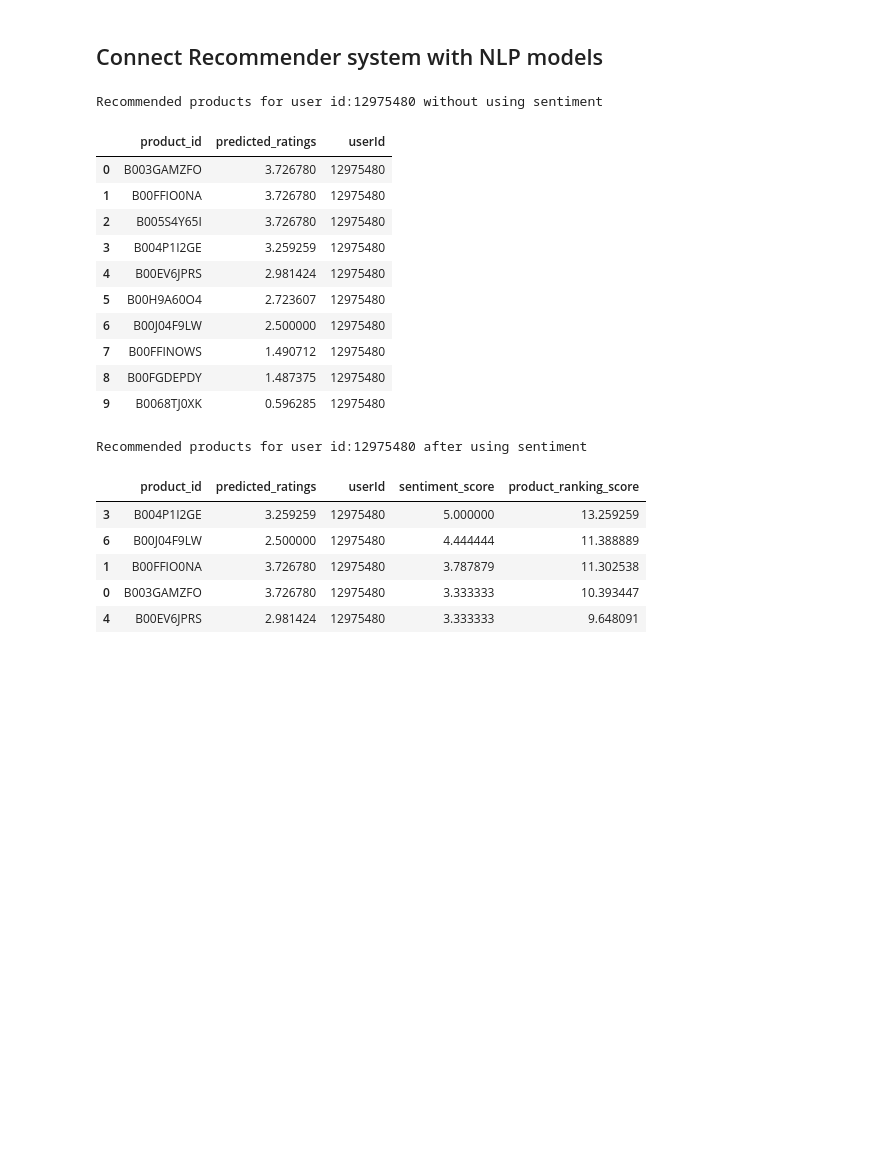
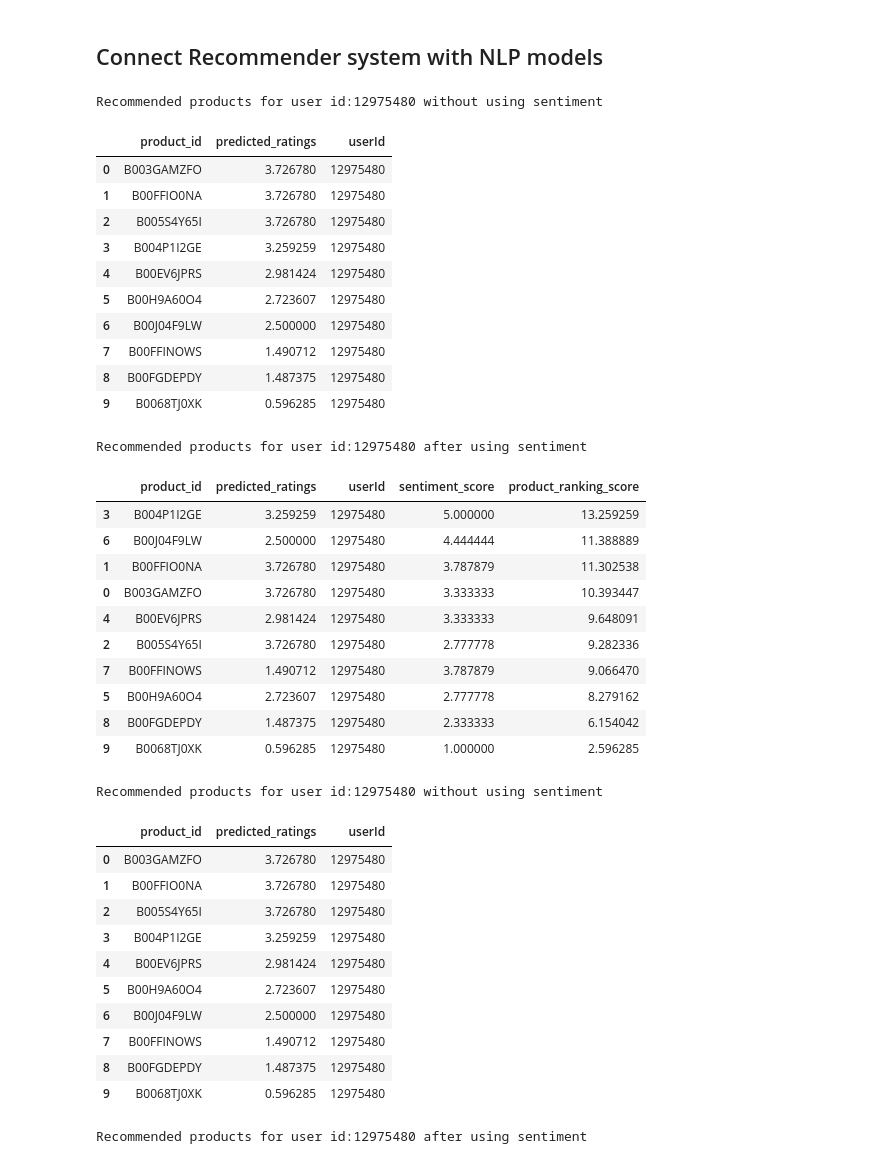
Before and after one commit to Frederico-lp/Recommender-System, a Jupyter notebook: rs_nlp.ipynb, the cells around one changed output. Cells and saved outputs as stored; diff of their text form; code cells hidden in the pictures; blank space fills up the shorter version.

```diff
--- a/rs_nlp.ipynb
+++ b/rs_nlp.ipynb
@@ -282,7 +315,7 @@ def bert_predict(text):
       pad_to_max_length=True,
       return_attention_mask=True,
       return_tensors='pt')
-    output = model(encoding['input_ids'],encoding['attention_mask'])
+    output = bert_model(encoding['input_ids'],encoding['attention_mask'])
     _,prediction = torch.max(output, dim=1)
     return prediction.item()
 # %%
@@ -295,7 +328,7 @@ Sentiment  : 0
 # %% [markdown]
 ## Connect Recommender system with NLP models
 # %%
-def get_sentiment_product(product_id):
+def bert_get_sentiment_product(product_id):
     ## Get review list for given product
     product_name_review_list = df.loc[df['product_id'] == product_id]['review_body']
     sum = 0
@@ -304,12 +337,12 @@ def get_sentiment_product(product_id):
     ## Predict sentiment
     return sum / len(product_name_review_list)
 
-def get_sentiment_products(products):
+def bert_get_sentiment_products(products):
     list = []
     if len(products) > 1:
         for product in products:
-            list.append(get_sentiment_product(product))
+            list.append(bert_get_sentiment_product(product))
     else:
-        list.append(get_sentiment_product(products))
+        list.append(bert_get_sentiment_product(products))
 
     return list
@@ -323,7 +375,7 @@ def find_top_recommendations(pred_rating_df, userid, topn):
     return recommendation
 
 
-def find_top_pos_recommendation(user_final_rating, user_id, no_recommendation):
+def bert_find_top_pos_recommendation(user_final_rating, user_id, no_recommendation):
     ## 10 is manually coded, need to change
     ## Generate top recommenddations using user-user based recommendation system w/o using sentiment analysis
     recommendation_user_user = find_top_recommendations(user_final_rating, user_id, 10)
@@ -335,7 +387,7 @@ def find_top_pos_recommendation(user_final_rating, user_id, no_recommendation):
     ## Get overall sentiment score for each recommended product
 
     #recommendation_user_user['sentiment_score'] = recommendation_user_user['product_id'].apply(get_sentiment_product)
-    sentiments = get_sentiment_products(recommendation_user_user['product_id'])
+    sentiments = bert_get_sentiment_products(recommendation_user_user['product_id'])
     recommendation_user_user['sentiment_score'] = sentiments
     ## Transform scale of sentiment so that it can be manipulated with predicted rating score
     scaler = MinMaxScaler(feature_range=(1, 5))
@@ -347,27 +399,73 @@ def find_top_pos_recommendation(user_final_rating, user_id, no_recommendation):
     print("Recommended products for user id:{} after using sentiment".format(user_id))
     ## Sort product ranking score in descending order and show only top `no_recommendation`
     display(recommendation_user_user.sort_values(by = ['product_ranking_score'],ascending = False).head(no_recommendation))
+
+
+
+def lstm_find_top_pos_recommendation(user_final_rating, user_id, no_recommendation):
+    ## 10 is manually coded, need to change
+    ## Generate top recommenddations using user-user based recommendation system w/o using sentiment analysis
+    recommendation_user_user = find_top_recommendations(user_final_rating, user_id, 10)
+    recommendation_user_user['userId'] = user_id
+    ## filter out recommendations where predicted rating is zero
+    recommendation_user_user = recommendation_user_user[recommendation_user_user['predicted_ratings']!=0]
+    print("Recommended products for user id:{} without using sentiment".format(user_id))
+    display(recommendation_user_user)
+    ## Get overall sentiment score for each recommended product
+
+    #recommendation_user_user['sentiment_score'] = recommendation_user_user['product_id'].apply(get_sentiment_product)
+    sentiments = lstm_get_sentiment_products(recommendation_user_user['product_id'])
+    recommendation_user_user['sentiment_score'] = sentiments
+    ## Transform scale of sentiment so that it can be manipulated with predicted rating score
+    scaler = MinMaxScaler(feature_range=(1, 5))
+    scaler.fit(recommendation_user_user[['sentiment_score']])
+    recommendation_user_user['sentiment_score'] = scaler.transform(recommendation_user_user[['sentiment_score']])
+    ## Get final product ranking score using 1*Predicted rating of recommended product + 2*normalized sentiment score on scale of 1–5 of recommended product
+    recommendation_user_user['product_ranking_score'] =  1*recommendation_user_user['predicted_ratings'] + \
+                                                        2*recommendation_user_user['sentiment_score']
+    print("Recommended products for user id:{} after using sentiment".format(user_id))
+    ## Sort product ranking score in descending order and show only top `no_recommendation`
+    display(recommendation_user_user.sort_values(by = ['product_ranking_score'],ascending = False).head(no_recommendation))
 # %%
 # Enter user id
 user_id = 12975480
-find_top_pos_recommendation(user_final_rating, user_id, 5)
+bert_find_top_pos_recommendation(user_final_rating, user_id, 10)
+lstm_find_top_pos_recommendation(user_final_rating, user_id, 10)
 # %% [output]
 Recommended products for user id:12975480 without using sentiment
 |  | product_id | predicted_ratings | userId |
 | 0 | B003GAMZFO | 3.726780 | 12975480 |
 | 1 | B00FFIO0NA | 3.726780 | 12975480 |
 | 2 | B005S4Y65I | 3.726780 | 12975480 |
 | 3 | B004P1I2GE | 3.259259 | 12975480 |
 | 4 | B00EV6JPRS | 2.981424 | 12975480 |
 | 5 | B00H9A60O4 | 2.723607 | 12975480 |
 | 6 | B00J04F9LW | 2.500000 | 12975480 |
 | 7 | B00FFINOWS | 1.490712 | 12975480 |
 | 8 | B00FGDEPDY | 1.487375 | 12975480 |
 | 9 | B0068TJ0XK | 0.596285 | 12975480 |
 Recommended products for user id:12975480 after using sentiment
 |  | product_id | predicted_ratings | userId | sentiment_score | product_ranking_score |
 | 3 | B004P1I2GE | 3.259259 | 12975480 | 5.000000 | 13.259259 |
 | 6 | B00J04F9LW | 2.500000 | 12975480 | 4.444444 | 11.388889 |
 | 1 | B00FFIO0NA | 3.726780 | 12975480 | 3.787879 | 11.302538 |
 | 0 | B003GAMZFO | 3.726780 | 12975480 | 3.333333 | 10.393447 |
 | 4 | B00EV6JPRS | 2.981424 | 12975480 | 3.333333 | 9.648091 |
+| 2 | B005S4Y65I | 3.726780 | 12975480 | 2.777778 | 9.282336 |
+| 7 | B00FFINOWS | 1.490712 | 12975480 | 3.787879 | 9.066470 |
+| 5 | B00H9A60O4 | 2.723607 | 12975480 | 2.777778 | 8.279162 |
+| 8 | B00FGDEPDY | 1.487375 | 12975480 | 2.333333 | 6.154042 |
+| 9 | B0068TJ0XK | 0.596285 | 12975480 | 1.000000 | 2.596285 |
+Recommended products for user id:12975480 without using sentiment
+|  | product_id | predicted_ratings | userId |
+| 0 | B003GAMZFO | 3.726780 | 12975480 |
+| 1 | B00FFIO0NA | 3.726780 | 12975480 |
+| 2 | B005S4Y65I | 3.726780 | 12975480 |
+| 3 | B004P1I2GE | 3.259259 | 12975480 |
+| 4 | B00EV6JPRS | 2.981424 | 12975480 |
+| 5 | B00H9A60O4 | 2.723607 | 12975480 |
+| 6 | B00J04F9LW | 2.500000 | 12975480 |
+| 7 | B00FFINOWS | 1.490712 | 12975480 |
+| 8 | B00FGDEPDY | 1.487375 | 12975480 |
+| 9 | B0068TJ0XK | 0.596285 | 12975480 |
+Recommended products for user id:12975480 after using sentiment
```
Also changed, not shown: parts of 8 cells of this notebook.
